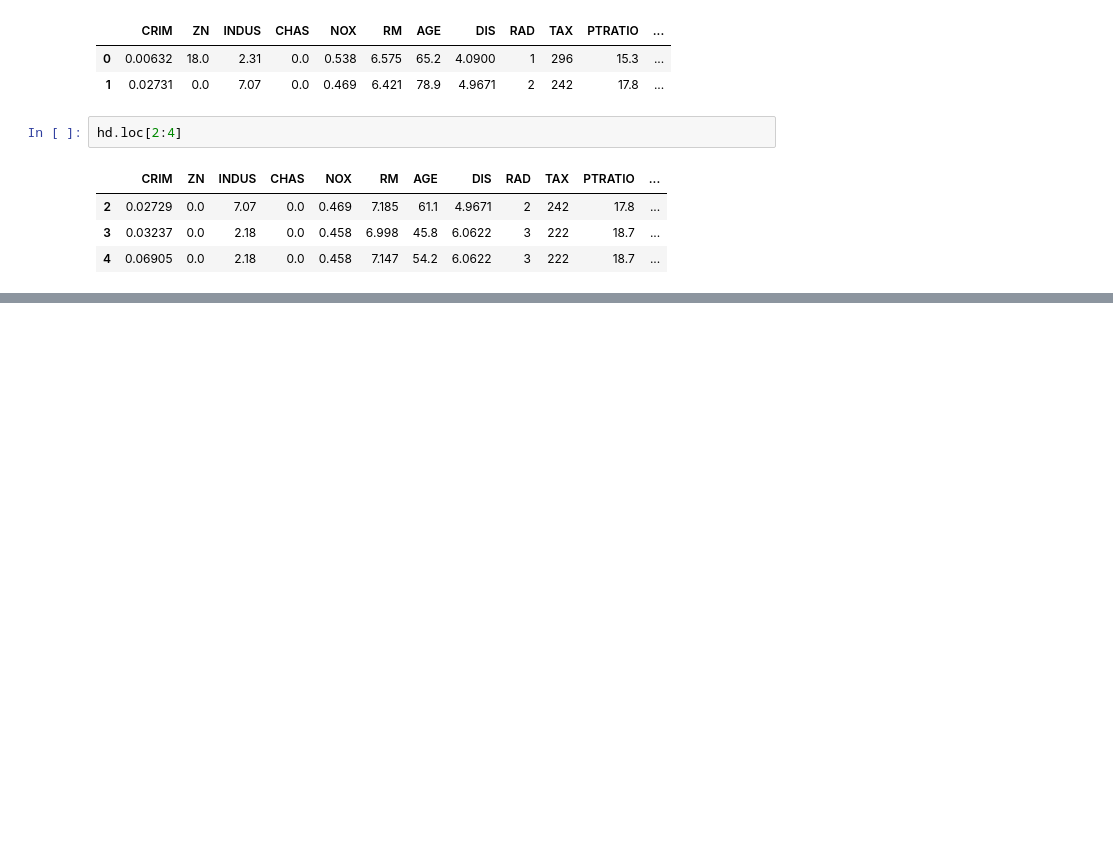
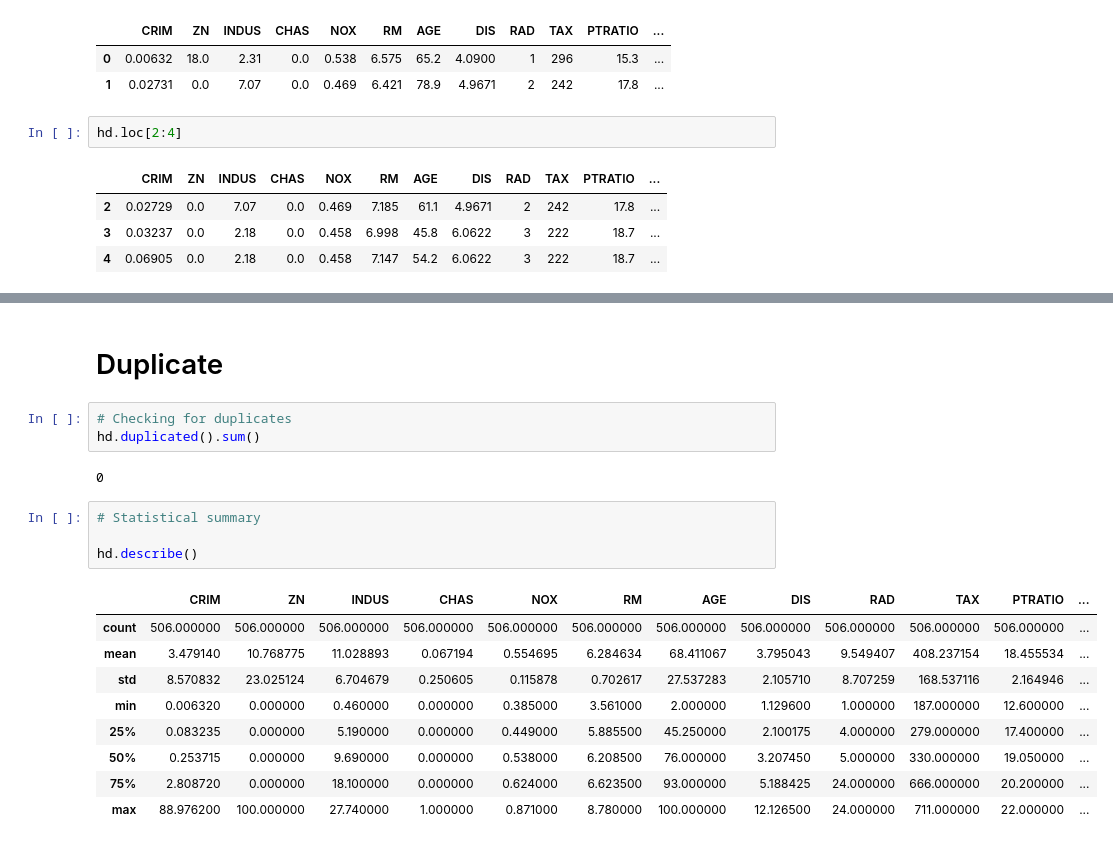
Before and after one commit to Byan70/Data-science-with-python, a Jupyter notebook: Pandas/Playing-with-HousingData.ipynb, the cells around one changed output, grey strips where cells are left out. Cells and saved outputs as stored; diff of their text form; blank space fills up the shorter version.

```diff
--- a/Pandas/Playing-with-HousingData.ipynb
+++ b/Pandas/Playing-with-HousingData.ipynb
@@ -115,0 +177,21 @@ dtype: int64
+# %% [markdown]
+# Duplicate
+# %%
+# Checking for duplicates
+hd.duplicated().sum()
+# %% [output]
+0
+# %%
+# Statistical summary
+
+hd.describe()
+# %% [output]
+|  | CRIM | ZN | INDUS | CHAS | NOX | RM | AGE | DIS | RAD | TAX | PTRATIO | ... |
+| count | 506.000000 | 506.000000 | 506.000000 | 506.000000 | 506.000000 | 506.000000 | 506.000000 | 506.000000 | 506.000000 | 506.000000 | 506.000000 | ... |
+| mean | 3.479140 | 10.768775 | 11.028893 | 0.067194 | 0.554695 | 6.284634 | 68.411067 | 3.795043 | 9.549407 | 408.237154 | 18.455534 | ... |
+| std | 8.570832 | 23.025124 | 6.704679 | 0.250605 | 0.115878 | 0.702617 | 27.537283 | 2.105710 | 8.707259 | 168.537116 | 2.164946 | ... |
+| min | 0.006320 | 0.000000 | 0.460000 | 0.000000 | 0.385000 | 3.561000 | 2.000000 | 1.129600 | 1.000000 | 187.000000 | 12.600000 | ... |
+| 25% | 0.083235 | 0.000000 | 5.190000 | 0.000000 | 0.449000 | 5.885500 | 45.250000 | 2.100175 | 4.000000 | 279.000000 | 17.400000 | ... |
+| 50% | 0.253715 | 0.000000 | 9.690000 | 0.000000 | 0.538000 | 6.208500 | 76.000000 | 3.207450 | 5.000000 | 330.000000 | 19.050000 | ... |
+| 75% | 2.808720 | 0.000000 | 18.100000 | 0.000000 | 0.624000 | 6.623500 | 93.000000 | 5.188425 | 24.000000 | 666.000000 | 20.200000 | ... |
+| max | 88.976200 | 100.000000 | 27.740000 | 1.000000 | 0.871000 | 8.780000 | 100.000000 | 12.126500 | 24.000000 | 711.000000 | 22.000000 | ... |
```
Also changed, not shown: parts of 8 cells of this notebook.
